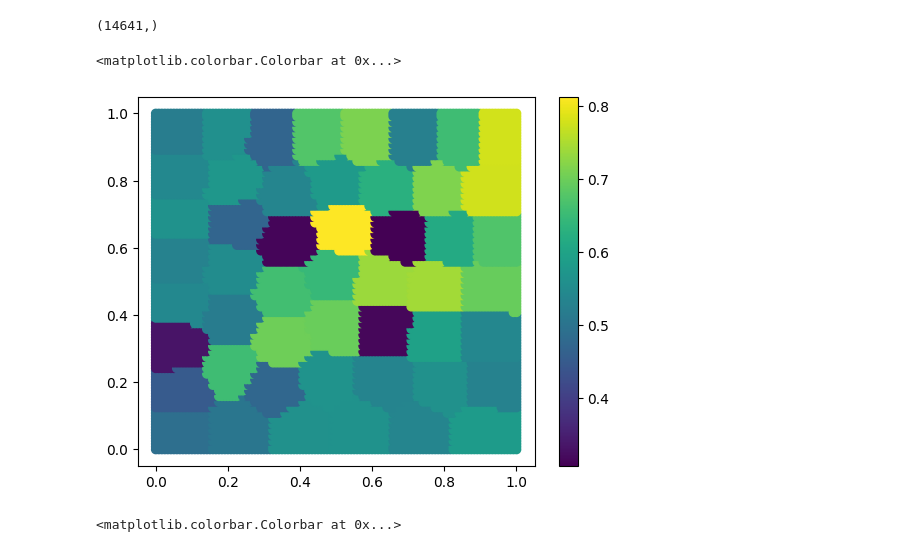
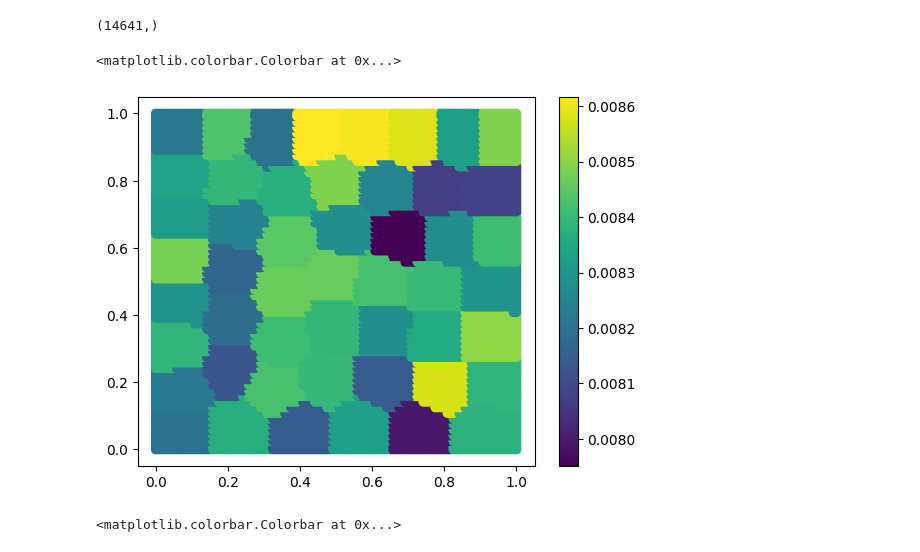
Before and after one commit to peiyichen1995/ROM, a Jupyter notebook: train_test.ipynb, the cells around one changed output. Saved outputs shown, nothing was run; the diff lists cells and outputs as text; code cells hidden in the pictures.

```diff
--- a/train_test.ipynb
+++ b/train_test.ipynb
@@ -116,6 +96,6 @@ ed = lib.nrbs_test.EncoderDecoder(N=N, n=n, mu=mu, m=m, neighbours=neighbours, g
 # %%
 # decoded.shape
 # %%
-# ed.nrbs = torch.load('models/nrbs_n_m_test.pth')
+ed.nrbs = torch.load('models/nrbs_n_m_test.pth')
 # %%
-ed.train(train_data_loader=train_data, epochs=100)
+# ed.train(train_data_loader=train_data, epochs=1000)
@@ -212,5 +189,5 @@ plt.colorbar()
 # %%
-encoded = ed.nrbs.encode(datas[999].to(device))
+encoded = ed.nrbs.encode(datas[999, :N].to(device).to(device))
 # %%
 encoded.shape
 # %% [output]
@@ -219,8 +196,7 @@ torch.Size([30])
 bandwidths = torch.bmm(
             encoded.repeat(n, 1, 1), ed.nrbs.bandwidth_layers
         ).permute(1, 0, 2)
-bandwidths = bandwidths.detach().cpu()
-bandwidths = torch.sigmoid(bandwidths)
+bandwidths = torch.sigmoid(bandwidths) / 60
 # %%
 basis_id = 0
 bandwidths_loc = torch.zeros((N,))
@@ -239,11 +215,11 @@ clustering.labels_.shape
 # %% [output]
 (14641,)
 # %%
-plt.scatter(coords_x, coords_y,c=bandwidths_loc)
+plt.scatter(coords_x, coords_y,c=bandwidths_loc.detach().cpu())
 plt.colorbar()
 # %% [output]
 <matplotlib.colorbar.Colorbar at 0x...>
-[figure, old version]
+[figure, new version]
 # %%
 import matplotlib.pyplot as plt
 import numpy as np
```
Also changed, not shown: parts of 13 cells of this notebook, 4 other files.
